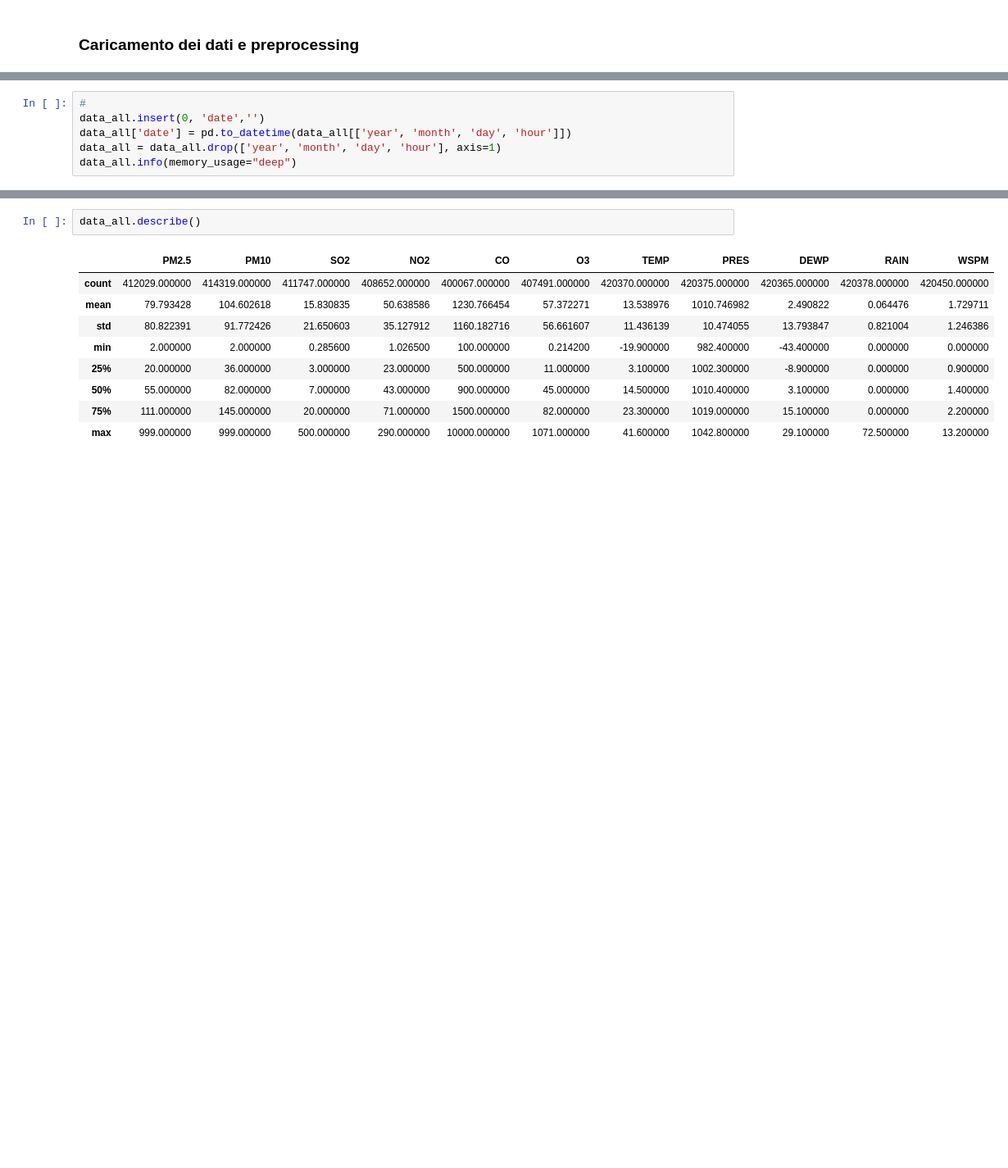
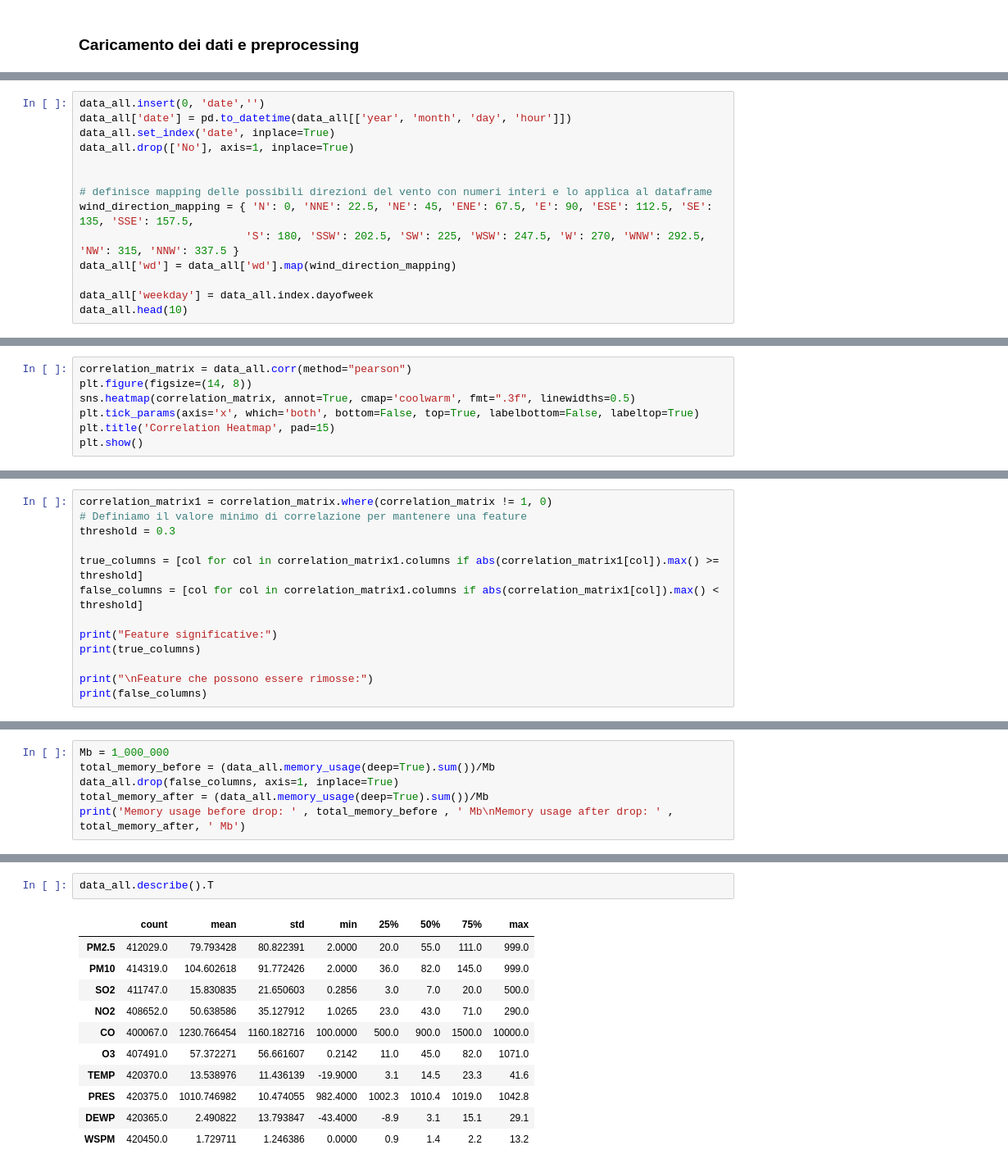
Before and after one commit to jackprb/beijing-air-quality, a Jupyter notebook: air-quality.ipynb, the cells around one changed output, grey strips where cells are left out. Shown at 82% size. Cells and saved outputs as stored; diff of their text form; blank space fills up the shorter version.

```diff
--- a/air-quality.ipynb
+++ b/air-quality.ipynb
@@ -88,7 +107,15 @@ Ciò porta ad avere un'occupazione superflua di memoria: di conseguenza, abbiamo
 # %%
-#
 data_all.insert(0, 'date','')
 data_all['date'] = pd.to_datetime(data_all[['year', 'month', 'day', 'hour']])
-data_all = data_all.drop(['year', 'month', 'day', 'hour'], axis=1)
-data_all.info(memory_usage="deep")
+data_all.set_index('date', inplace=True)
+data_all.drop(['No'], axis=1, inplace=True)
+
+
+# definisce mapping delle possibili direzioni del vento con numeri interi e lo applica al dataframe
+wind_direction_mapping = { 'N': 0, 'NNE': 22.5, 'NE': 45, 'ENE': 67.5, 'E': 90, 'ESE': 112.5, 'SE': 135, 'SSE': 157.5,
+                          'S': 180, 'SSW': 202.5, 'SW': 225, 'WSW': 247.5, 'W': 270, 'WNW': 292.5, 'NW': 315, 'NNW': 337.5 }
+data_all['wd'] = data_all['wd'].map(wind_direction_mapping)
+
+data_all['weekday'] = data_all.index.dayofweek
+data_all.head(10)
 # %% [output]
@@ -111,0 +140,7 @@ memory usage: 91.7 MB
+# %%
+correlation_matrix = data_all.corr(method="pearson")
+plt.figure(figsize=(14, 8))
+sns.heatmap(correlation_matrix, annot=True, cmap='coolwarm', fmt=".3f", linewidths=0.5)
+plt.tick_params(axis='x', which='both', bottom=False, top=True, labelbottom=False, labeltop=True)
+plt.title('Correlation Heatmap', pad=15)
+plt.show()
@@ -111,0 +151,13 @@ memory usage: 91.7 MB
+# %%
+correlation_matrix1 = correlation_matrix.where(correlation_matrix != 1, 0)
+# Definiamo il valore minimo di correlazione per mantenere una feature
+threshold = 0.3
+
+true_columns = [col for col in correlation_matrix1.columns if abs(correlation_matrix1[col]).max() >= threshold]
+false_columns = [col for col in correlation_matrix1.columns if abs(correlation_matrix1[col]).max() < threshold]
+
+print("Feature significative:")
+print(true_columns)
+
+print("\nFeature che possono essere rimosse:")
+print(false_columns)
@@ -111,0 +179,6 @@ memory usage: 91.7 MB
+# %%
+Mb = 1_000_000
+total_memory_before = (data_all.memory_usage(deep=True).sum())/Mb
+data_all.drop(false_columns, axis=1, inplace=True)
+total_memory_after = (data_all.memory_usage(deep=True).sum())/Mb
+print('Memory usage before drop: ' , total_memory_before , ' Mb\nMemory usage after drop: ' , total_memory_after, ' Mb')
@@ -147,13 +223,15 @@ E' possibile visualizzare media, deviazione standard e la distribuzione in termi
 # %%
-data_all.describe()
+data_all.describe().T
 # %% [output]
-|  | PM2.5 | PM10 | SO2 | NO2 | CO | O3 | TEMP | PRES | DEWP | RAIN | WSPM |
-| count | 412029.000000 | 414319.000000 | 411747.000000 | 408652.000000 | 400067.000000 | 407491.000000 | 420370.000000 | 420375.000000 | 420365.000000 | 420378.000000 | 420450.000000 |
-| mean | 79.793428 | 104.602618 | 15.830835 | 50.638586 | 1230.766454 | 57.372271 | 13.538976 | 1010.746982 | 2.490822 | 0.064476 | 1.729711 |
-| std | 80.822391 | 91.772426 | 21.650603 | 35.127912 | 1160.182716 | 56.661607 | 11.436139 | 10.474055 | 13.793847 | 0.821004 | 1.246386 |
-| min | 2.000000 | 2.000000 | 0.285600 | 1.026500 | 100.000000 | 0.214200 | -19.900000 | 982.400000 | -43.400000 | 0.000000 | 0.000000 |
-| 25% | 20.000000 | 36.000000 | 3.000000 | 23.000000 | 500.000000 | 11.000000 | 3.100000 | 1002.300000 | -8.900000 | 0.000000 | 0.900000 |
-| 50% | 55.000000 | 82.000000 | 7.000000 | 43.000000 | 900.000000 | 45.000000 | 14.500000 | 1010.400000 | 3.100000 | 0.000000 | 1.400000 |
-| 75% | 111.000000 | 145.000000 | 20.000000 | 71.000000 | 1500.000000 | 82.000000 | 23.300000 | 1019.000000 | 15.100000 | 0.000000 | 2.200000 |
-| max | 999.000000 | 999.000000 | 500.000000 | 290.000000 | 10000.000000 | 1071.000000 | 41.600000 | 1042.800000 | 29.100000 | 72.500000 | 13.200000 |
+|  | count | mean | std | min | 25% | 50% | 75% | max |
+| PM2.5 | 412029.0 | 79.793428 | 80.822391 | 2.0000 | 20.0 | 55.0 | 111.0 | 999.0 |
+| PM10 | 414319.0 | 104.602618 | 91.772426 | 2.0000 | 36.0 | 82.0 | 145.0 | 999.0 |
+| SO2 | 411747.0 | 15.830835 | 21.650603 | 0.2856 | 3.0 | 7.0 | 20.0 | 500.0 |
+| NO2 | 408652.0 | 50.638586 | 35.127912 | 1.0265 | 23.0 | 43.0 | 71.0 | 290.0 |
+| CO | 400067.0 | 1230.766454 | 1160.182716 | 100.0000 | 500.0 | 900.0 | 1500.0 | 10000.0 |
+| O3 | 407491.0 | 57.372271 | 56.661607 | 0.2142 | 11.0 | 45.0 | 82.0 | 1071.0 |
+| TEMP | 420370.0 | 13.538976 | 11.436139 | -19.9000 | 3.1 | 14.5 | 23.3 | 41.6 |
+| PRES | 420375.0 | 1010.746982 | 10.474055 | 982.4000 | 1002.3 | 1010.4 | 1019.0 | 1042.8 |
+| DEWP | 420365.0 | 2.490822 | 13.793847 | -43.4000 | -8.9 | 3.1 | 15.1 | 29.1 |
+| WSPM | 420450.0 | 1.729711 | 1.246386 | 0.0000 | 0.9 | 1.4 | 2.2 | 13.2 |
 # %% [markdown]
```
Also changed, not shown: parts of 59 cells of this notebook.
